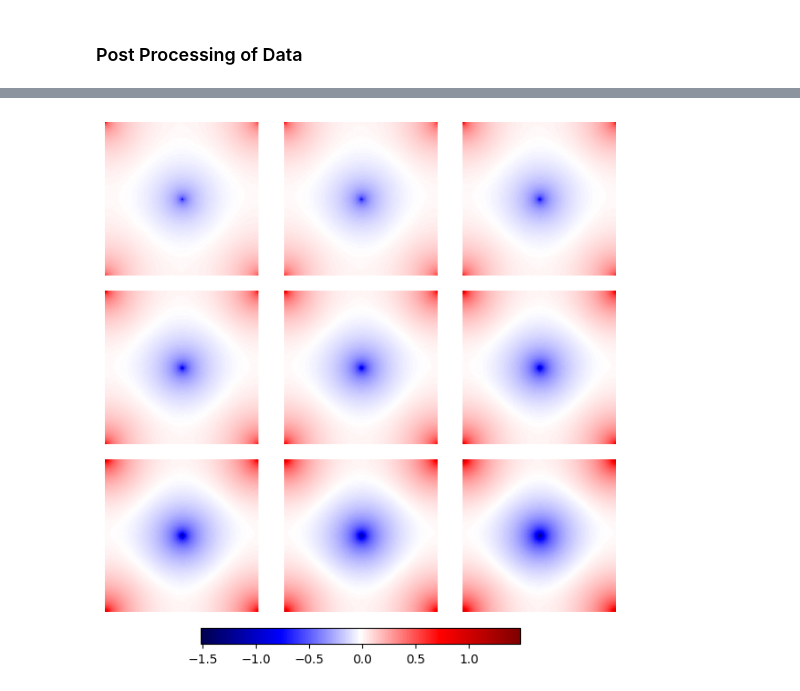
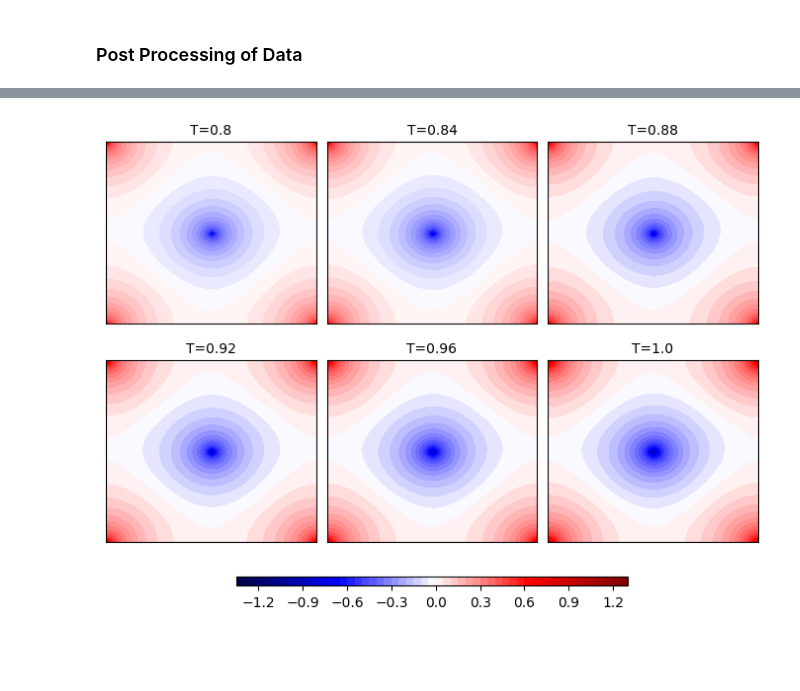
Before and after one commit to amshak01/XY-Contour-Deformations, a Jupyter notebook: deformations.ipynb, the cells around one changed output, grey strips where cells are left out. Saved outputs shown, nothing was run; the diff lists cells and outputs as text; code cells hidden in the pictures; blank space fills up the shorter version.

Commit message:
Continuing to generate plots and write up

```diff
--- a/deformations.ipynb
+++ b/deformations.ipynb
@@ -39,7 +168,7 @@ device = torch.device("cuda" if torch.cuda.is_available() else "cpu")
 2.6.0+rocm6.4.1.git1ded221d
 AMD Radeon™ RX 7700S
 # %%
-kernel_size = 19
+kernel_size = 21
 lat_size = 128
 # %%
 train_multi_file_ds = MultiFileDataset(folder="L_128/U-Net/train")
@@ -277,0 +421,11 @@ plt.colorbar()
+# %%
+conv1layer.eval()
+with torch.no_grad():
+    shift_field = conv1layer(
+        torch.tensor([1.0], device=device, dtype=torch.float32),
+        torch.tensor([lat_size // 2], device=device, dtype=torch.float32),
+        torch.tensor([lat_size // 2], device=device, dtype=torch.float32),
+    )
+    plt.imshow(shift_field.squeeze().cpu().detach().numpy(), cmap="seismic")
+    plt.title("1 Layer Network at Separation (64, 64), Temperature 1.0")
+    plt.colorbar()
@@ -293,7 +449,8 @@ $$\Omega=\left\{\theta(\mathbf{x}) | \mathbf{x}\in \Lambda\right\},\, \tilde{\th
 
 With $\rho(t)$ some probability density that has support over $[t_0,t_1]$. Currently using a uniform sampling in $\beta$ rather than $t$, which amounts to the change of variables $d\beta=-dT/T^2$
 # %%
-unet = UNet(lat_size=128, min_size=16)
+unet = UNet(lat_size=128, min_size=4)
 unet.to(device)
-# unet.load_state_dict(torch.load("unet_state_dict_128.pth")) # With min size 4
+unet.load_state_dict(torch.load("unet_state_dict_128.pth"))  # With min size 4
+# unet.load_state_dict(torch.load("unet_state_dict_128_min_16.pth"))  # With min size 16
 # %% [output]
@@ -467,7 +522,7 @@ j = torch.tensor([lat_size // 2], device=device, dtype=torch.float32)
 
 tempwise_shift_fields = []
 
-temps_range = np.linspace(0.7, 1.1, 41)
+temps_range = np.linspace(0.8, 1.0, 21)
 
 for T in temps_range:
 
@@ -507,49 +562,66 @@ Processing temperature: 1.1
 # %%
-def plot_tensor_grid(tensor):
+from matplotlib import colors
+
+
+def plot_tensor_grid_contours(tensor, temps, levels=21):
+    """
+    Plot a grid of filled-contour slices from a (N, L, L) tensor.
+
+    Args:
+        tensor: PyTorch tensor of shape (N, L, L)
+        temps: iterable of length N, labels for each slice
+        levels: int or sequence, number of contour levels or explicit levels
+    """
     assert tensor.ndim == 3, "Input tensor must have shape (N, L, L)"
     N, L1, L2 = tensor.shape
     assert L1 == L2, "Each slice must be square (L, L)"
+    assert len(temps) == N, "len(temps) must equal N"
 
     # Convert to numpy
     array = tensor.detach().cpu().numpy()
 
     # Determine grid size
     ncols = int(np.ceil(np.sqrt(N)))
     nrows = int(np.ceil(N / ncols))
 
-    # Create figure and subplots with no gaps
+    # Create figure and subplots with minimal gaps
     fig, axes = plt.subplots(
         nrows,
         ncols,
-        figsize=(2 * ncols, 2 * nrows),
-        sharex=True,
-        sharey=True,
-        gridspec_kw=dict(wspace=0.025, hspace=0.1),
+        figsize=(2.2 * ncols, 2.2 * nrows),
+        sharex=False,
+        sharey=False,
+        gridspec_kw=dict(wspace=0.05, hspace=0.2),
     )
 
-    axes = axes.flat
+    # Flatten axes safely even if nrows==ncols==1
+    axes = np.atleast_1d(axes).ravel()
 
     # Common color scale
-    vmin = array.min()
-    vmax = array.max()
+    vmin = float(array.min())
+    vmax = float(array.max())
+    norm = colors.Normalize(vmin=vmin, vmax=vmax)
 
-    im = None
+    cf = None
     for i in range(N):
-        im = axes[i].imshow(array[i], vmin=vmin, vmax=vmax, cmap="seismic")
-        axes[i].axis("off")
+        cf = axes[i].contourf(array[i], levels=levels, cmap="seismic", norm=norm, origin="upper")
+        axes[i].set_title(f"T={temps[i]}", fontsize=10)
+        axes[i].set_xticks([])
+        axes[i].set_yticks([])
 
+    # Hide any extra axes
     for i in range(N, len(axes)):
         axes[i].axis("off")
 
-    # Horizontal colorbar
-    cbar_ax = fig.add_axes([0.2, 0.02, 0.6, 0.03])
-    fig.colorbar(im, cax=cbar_ax, orientation="horizontal")
+    # Horizontal colorbar (under the grid)
+    cbar_ax = fig.add_axes([0.2, -0.02, 0.6, 0.02])  # x, y, width, height
+    fig.colorbar(cf, cax=cbar_ax, orientation="horizontal")
 
     plt.subplots_adjust(left=0, right=1, top=1, bottom=0.08)
     plt.show()
 
 
-tensor = tempwise_shift_fields_centred[::5]
-plot_tensor_grid(tensor)
+tensor = tempwise_shift_fields_centred[::4]
+plot_tensor_grid_contours(tensor, np.round(temps_range[::4], 2), levels=51)
 # %% [output]
-[figure, old version]
+[figure, new version]
```
Also changed, not shown: parts of 55 cells of this notebook, 37 other files.
